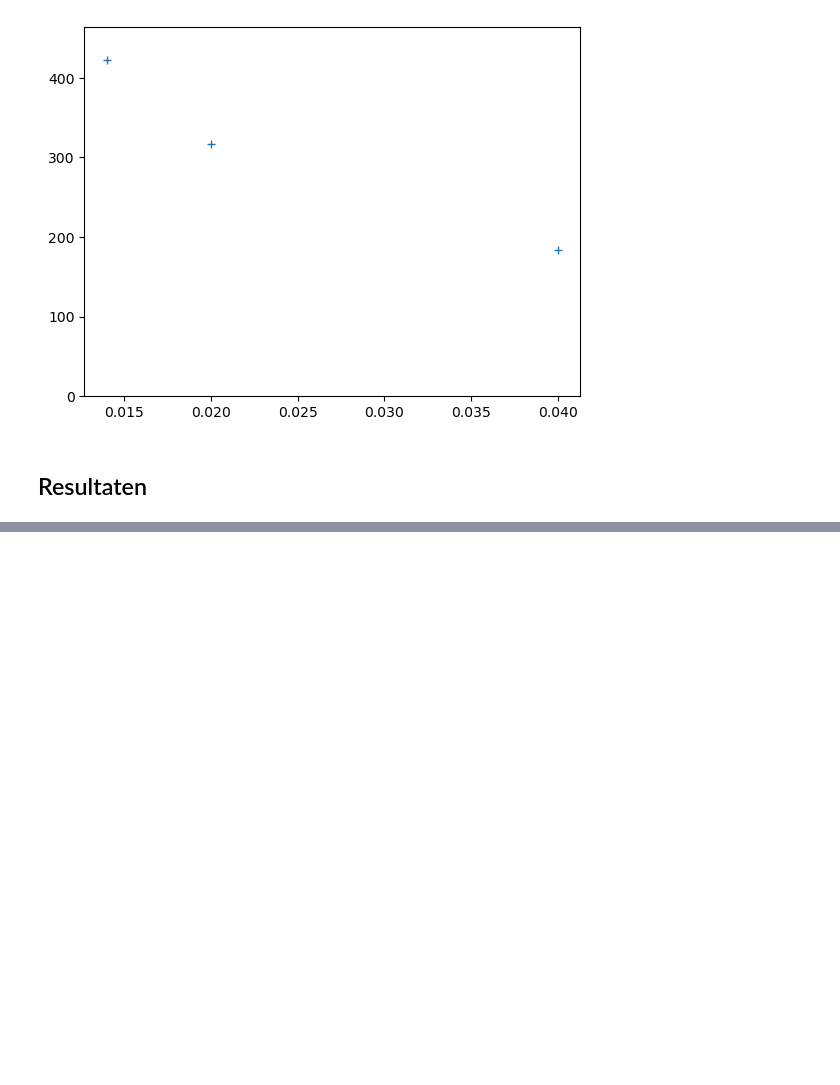
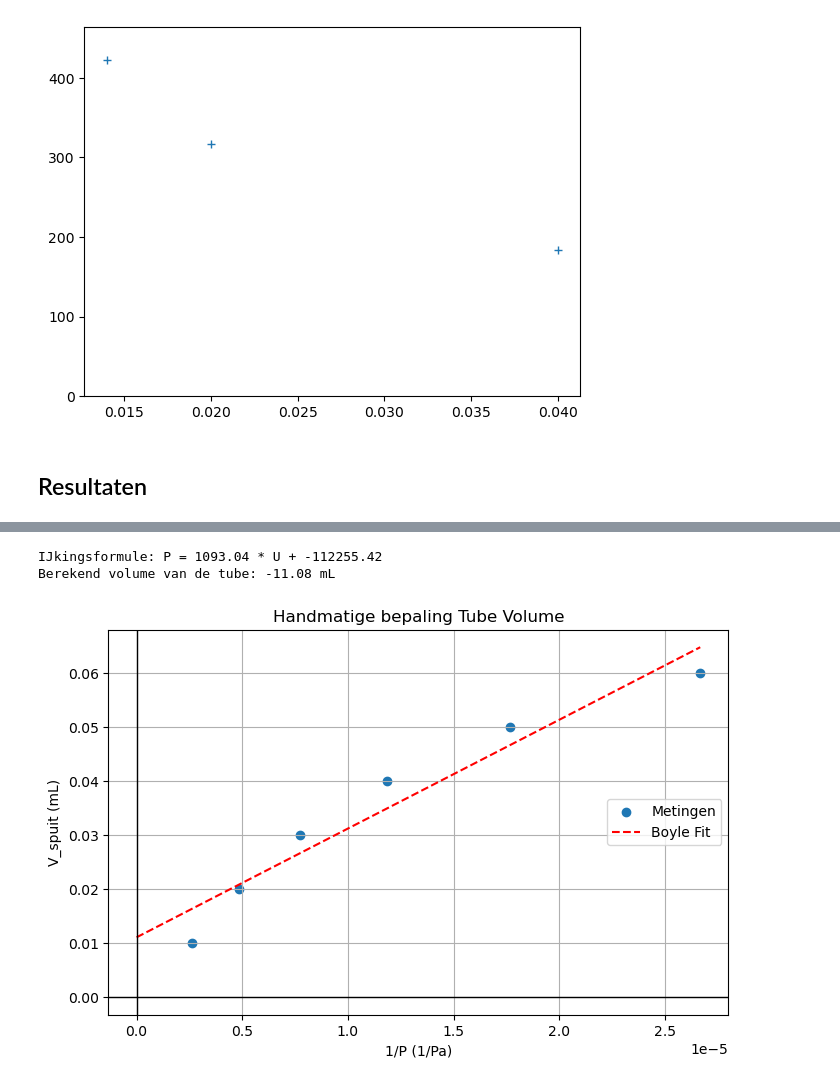
Before and after one commit to swerleman/IP2-Portfolio, a Jupyter notebook: Content/Labs/druksensorijken.ipynb, the cells around one changed output, grey strips where cells are left out. Saved outputs shown, nothing was run; the diff lists cells and outputs as text; code cells hidden in the pictures; blank space fills up the shorter version.

```diff
--- a/Content/Labs/druksensorijken.ipynb
+++ b/Content/Labs/druksensorijken.ipynb
@@ -137,0 +146,62 @@ b = val1[1]
+# %%
+import numpy as np
+import matplotlib.pyplot as plt
+
+def handmatige_fit(x, y):
+    n = len(x)
+    sum_x = np.sum(x)
+    sum_y = np.sum(y)
+    sum_xy = np.sum(x * y)
+    sum_x2 = np.sum(x**2)
+
+    # Bereken helling (a)
+    helling = (n * sum_xy - sum_x * sum_y) / (n * sum_x2 - sum_x**2)
+
+    # Bereken intercept (b)
+    intercept = (sum_y - helling * sum_x) / n
+
+    return helling, intercept
+
+# --- DEEL 1: IJking (P = a*U + b) ---
+V_cal = np.array([0.040, 0.020, 0.010]) / 1000  # m³
+U_cal = np.array([181.0, 316.0, 460.0])
+P_atm = 101325
+P_cal = (P_atm * V_cal[0]) / V_cal
+
+a, b = handmatige_fit(U_cal, P_cal)
+
+# --- DEEL 2: Tube Volume (V_spuit = C * (1/P) - V_tube) ---
+V_spuit = np.array([0.050, 0.060, 0.040, 0.030, 0.020, 0.010]) / 1000 # m³
+U_meet = np.array([154.5, 137.0, 180.0, 221.0, 292.0, 452.0])
+
+# Druk berekenen met onze ijking
+P_meet = a * U_meet + b
+inv_P = 1 / P_meet
+
+# Fit voor de tube: y = V_spuit, x = inv_P
+C, intercept_tube = handmatige_fit(inv_P, V_spuit)
+
+V_tube = -intercept_tube
+
+# --- Resultaten ---
+print(f"IJkingsformule: P = {a:.2f} * U + {b:.2f}")
+print(f"Berekend volume van de tube: {V_tube * 1e6:.2f} mL")
+
+# Plotten
+plt.figure(figsize=(8, 5))
+plt.scatter(inv_P, V_spuit * 1000, label='Metingen')
+x_lijn = np.linspace(0, max(inv_P), 100)
+plt.plot(x_lijn, (C * x_lijn + intercept_tube) * 1000, 'r--', label='Boyle Fit')
+
+plt.axhline(0, color='black', lw=1)
+plt.axvline(0, color='black', lw=1)
+plt.xlabel('1/P (1/Pa)')
+plt.ylabel('V_spuit (mL)')
+plt.title('Handmatige bepaling Tube Volume')
+plt.legend()
+plt.grid(True)
+plt.show()
+# %% [output]
+IJkingsformule: P = 1093.04 * U + -112255.42
+Berekend volume van de tube: -11.08 mL
+[figure, added]
```
Also changed, not shown: parts of 4 cells of this notebook.
